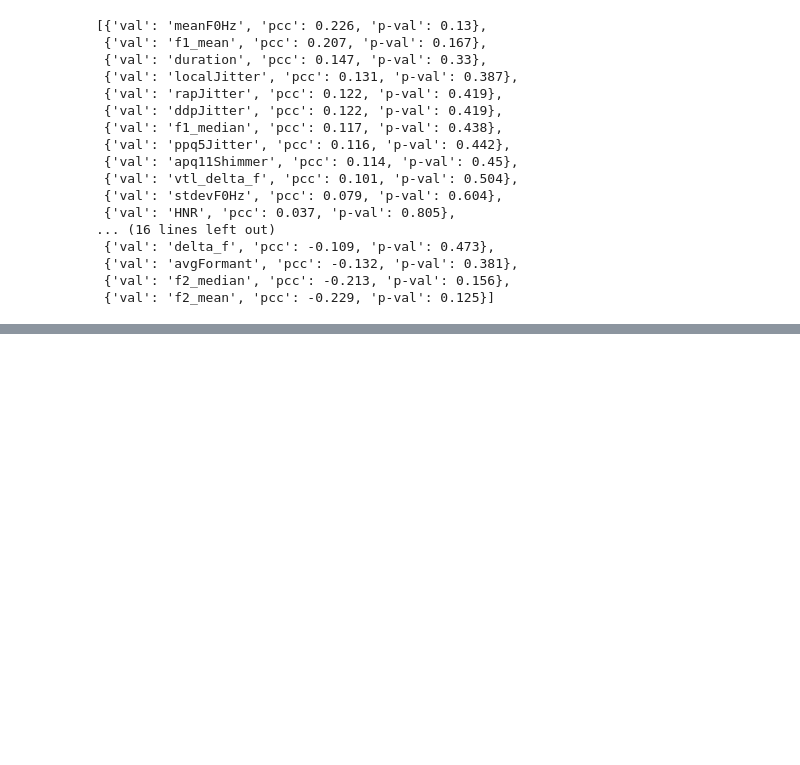
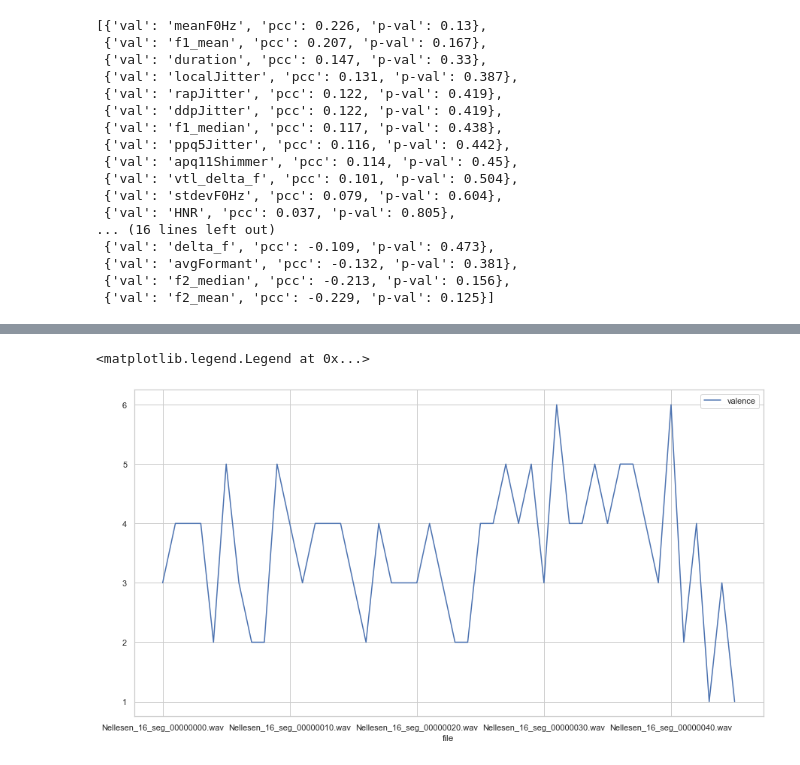
Before and after one commit to Sakun92/AbgabeJannis_MaschinelleEigenschaftsanalyse, a Jupyter notebook: Sprechstile_maschinelle_Eigenschaftsanalyse_Nellesen.ipynb, the cells around one changed output, grey strips where cells are left out. Cells and saved outputs as stored; diff of their text form; code cells hidden in the pictures; blank space fills up the shorter version.

```diff
--- a/Sprechstile_maschinelle_Eigenschaftsanalyse_Nellesen.ipynb
+++ b/Sprechstile_maschinelle_Eigenschaftsanalyse_Nellesen.ipynb
@@ -312,0 +322,5 @@ sorted(pearsons, key=lambda x: -x['pcc'])
+# %%
+df.plot(subplots=True, figsize=(15, 8)); plt.legend(loc='best')
+# %% [output]
+<matplotlib.legend.Legend at 0x...>
+[figure, added]
```
Also changed, not shown: parts of 60 cells of this notebook, 2 other files.
